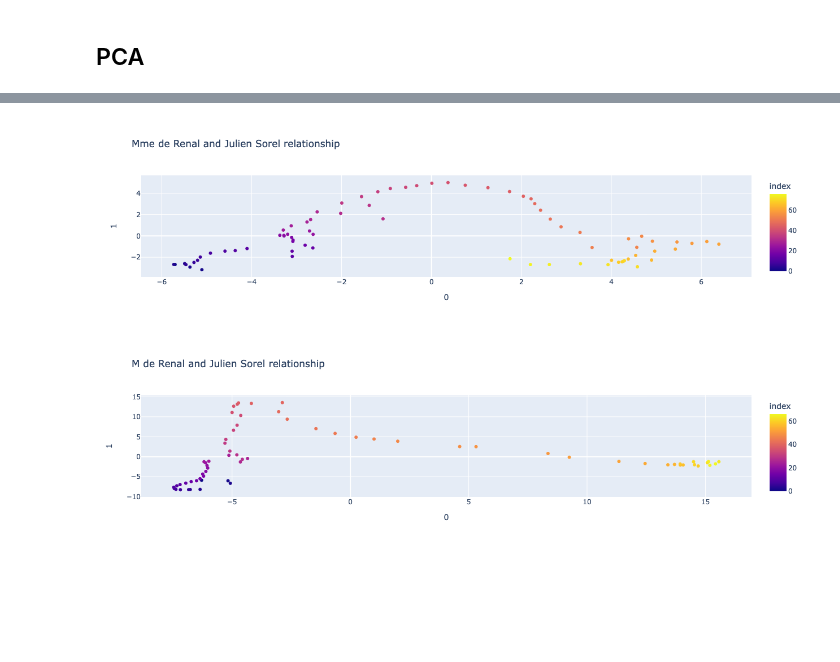
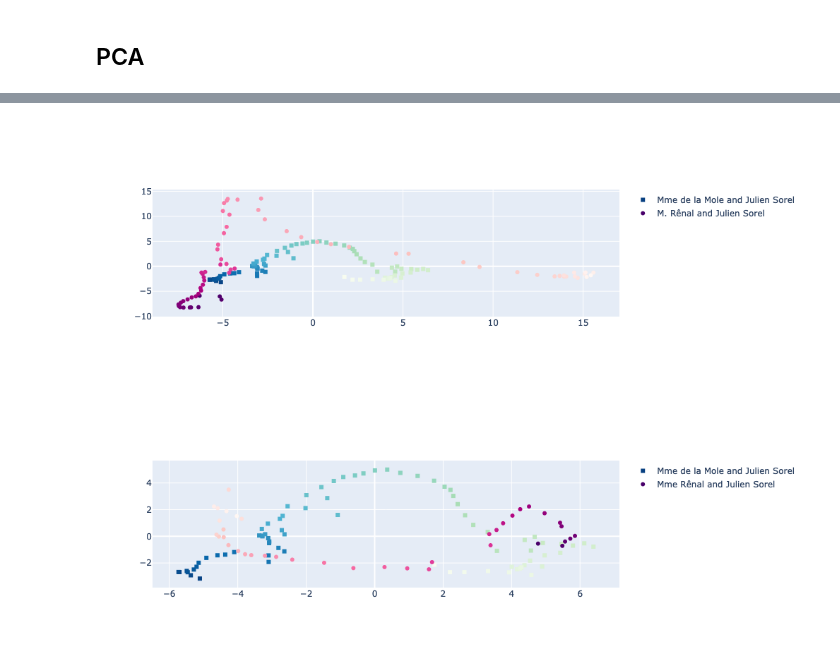
Before and after one commit to EloDoyard/sentiment-evolution-in-characters-network, a Jupyter notebook: scripts/interactions.ipynb, the cells around one changed output, grey strips where cells are left out. Cells and saved outputs as stored; diff of their text form; code cells hidden in the pictures; blank space fills up the shorter version.

Commit message:
combined multiple relationships on single plot

```diff
--- a/scripts/interactions.ipynb
+++ b/scripts/interactions.ipynb
@@ -181,7 +163,3 @@ for emb in tqdm(renal_sorel) :
     temp = pd.DataFrame(emb[0])
     components = pca.fit_transform(temp)
     renal_sorel_pca.append(components)
-# %%
-temp = pd.DataFrame(renal_sorel_pca[0])
-fig = px.scatter(temp, x = 0, y = 1, color=temp.index, title = 'Mme de Renal and Julien Sorel relationship')
-fig.show()
@@ -194,9 +170,3 @@ for emb in tqdm(mole_sorel) :
     temp = pd.DataFrame(emb[0])
     components = pca.fit_transform(temp)
     mole_sorel_pca.append(components)
-# %%
-temp = pd.DataFrame(mole_sorel_pca[0])
-fig = px.scatter(temp, x = 0, y = 1, color=temp.index, title = 'Mathilde de la Mole and Julien Sorel relationship')
-fig.show()
-# %% [output]
-[figure, removed]
@@ -209,9 +178,42 @@ for emb in tqdm(renal_m_sorel) :
     temp = pd.DataFrame(emb[0])
     components = pca.fit_transform(temp)
     renal_m_sorel_pca.append(components)
-# %%
-temp = pd.DataFrame(renal_m_sorel_pca[0])
-fig = px.scatter(temp, x = 0, y = 1, color=temp.index, title = 'M de Renal and Julien Sorel relationship')
-fig.show()
-# %% [output]
-[figure, removed]
+# %%
+from plotly.subplots import make_subplots
+import plotly.graph_objects as go
+
+fig = make_subplots(rows=1, cols=1)
+
+mole_sorel_df = pd.DataFrame(mole_sorel_pca[0])
+renal_m_sorel_df = pd.DataFrame(renal_m_sorel_pca[0])
+
+fig.add_trace(
+    go.Scatter(x = mole_sorel_df[0], y = mole_sorel_df[1], mode='markers', marker = dict (
+        color=mole_sorel_df.index[::-1], colorscale = 'GnBu', symbol = 'square'), name = "Mme de la Mole and Julien Sorel"),
+    row = 1, col = 1)
+
+fig.add_trace(
+    go.Scatter(x = renal_m_sorel_df[0], y = renal_m_sorel_df[1], mode='markers', marker = dict (
+        color=renal_m_sorel_df.index[::-1], colorscale = 'RdPu'), name = 'M. Rênal and Julien Sorel'),
+    row = 1, col = 1)
+fig.show()
+# %% [output]
+[figure, added]
+# %%
+fig = make_subplots(rows=1, cols=1)
+
+mole_sorel_df = pd.DataFrame(mole_sorel_pca[0])
+renal_sorel_df = pd.DataFrame(renal_sorel_pca[0])
+
+fig.add_trace(
+    go.Scatter(x = mole_sorel_df[0], y = mole_sorel_df[1], mode='markers', marker = dict (
+        color=mole_sorel_df.index[::-1], colorscale = 'GnBu', symbol = 'square'), name = "Mme de la Mole and Julien Sorel"),
+    row = 1, col = 1)
+
+fig.add_trace(
+    go.Scatter(x = renal_sorel_df[0], y = renal_sorel_df[1], mode='markers', marker = dict (
+        color=renal_sorel_df.index[::-1], colorscale = 'RdPu'), name = 'Mme Rênal and Julien Sorel'),
+    row = 1, col = 1)
+fig.show()
+# %% [output]
+[figure, added]
```
Also changed, not shown: parts of 8 cells of this notebook.
